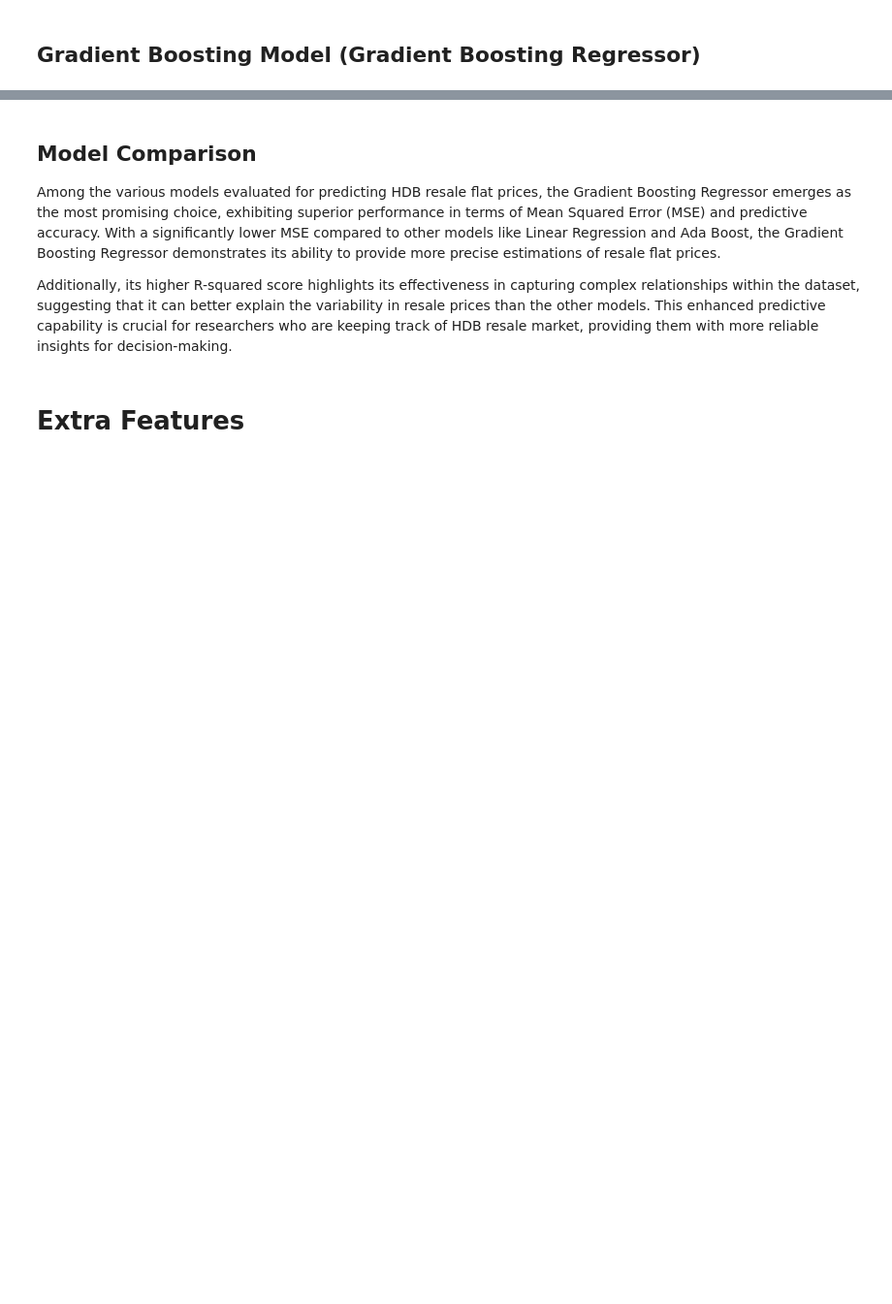
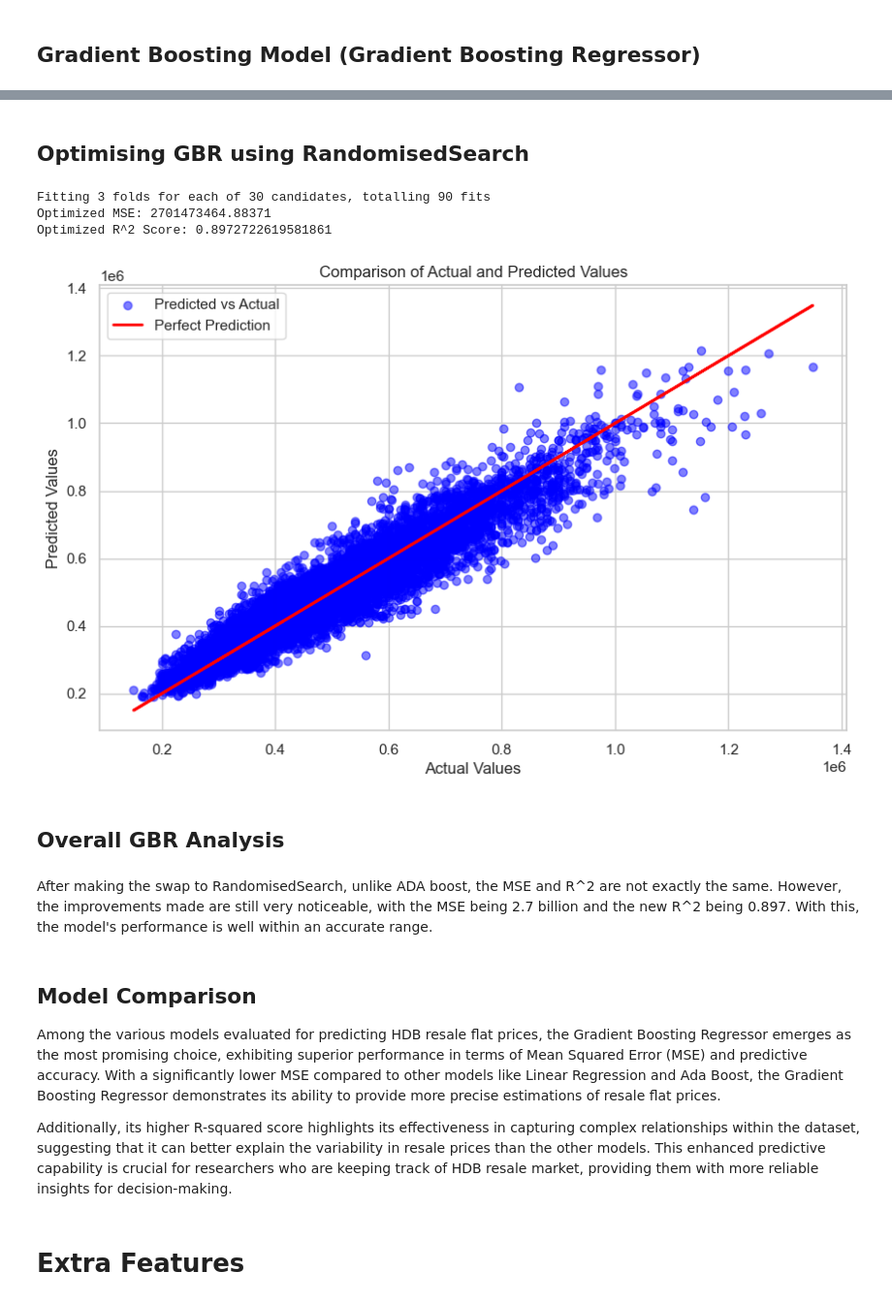
Before and after one commit to Cheenaswee/CS3244-Machines-That-Learn, a Jupyter notebook: CS3244_Data2.ipynb, the cells around one changed output, grey strips where cells are left out. Shown at 97% size. Saved outputs shown, nothing was run; the diff lists cells and outputs as text; code cells hidden in the pictures; blank space fills up the shorter version.

```diff
--- a/CS3244_Data2.ipynb
+++ b/CS3244_Data2.ipynb
@@ -810,3 +926,55 @@ plt.show()
+# %% [markdown]
+## Optimising GBR using RandomisedSearch
+# %%
+gbr = GradientBoostingRegressor(random_state=42)
+param_distributions = {
+    'n_estimators': [50, 100, 200, 300],
+    'learning_rate': [0.01, 0.05, 0.1, 0.2],
+    'max_depth': [3, 4, 5, 6],
+    'min_samples_split': [2, 4, 6],
+    'min_samples_leaf': [1, 2, 3]
+}
+
+# Define the scoring function
+mse_scorer = make_scorer(mean_squared_error, greater_is_better=False)
+
+random_search = RandomizedSearchCV(
+    estimator=gbr,
+    param_distributions=param_distributions,
+    n_iter=30,  # Number of parameter settings sampled
+    scoring=mse_scorer,
+    cv=3,       # 3-fold cross-validation
+    n_jobs=-1,  # Use all available cores
+    verbose=1,
+    random_state=42
+)
+
+random_search.fit(X_train, y_train)
+best_model = random_search.best_estimator_
+y_pred = best_model.predict(X_val)
+mse = mean_squared_error(y_val, y_pred)
+r2 = r2_score(y_val, y_pred)
+
+print("Optimized MSE:", mse)
+print("Optimized R^2 Score:", r2)
+sns.set(style="whitegrid")
+plt.figure(figsize=(10, 6))
+plt.scatter(y_val, y_pred, color='blue', alpha=0.5, label='Predicted vs Actual')
+plt.plot(y_val, y_val, color='red', linewidth=2, label='Perfect Prediction')
+plt.title('Comparison of Actual and Predicted Values')
+plt.xlabel('Actual Values')
+plt.ylabel('Predicted Values')
+plt.legend()
+plt.show()
+# %% [output]
+Fitting 3 folds for each of 30 candidates, totalling 90 fits
+Optimized MSE: 2701473464.88371
+Optimized R^2 Score: 0.8972722619581861
+[figure, added]
+# %% [markdown]
+## Overall GBR Analysis
+# %% [markdown]
+After making the swap to RandomisedSearch, unlike ADA boost, the MSE and R^2 are not exactly the same. However, the improvements made are still very noticeable, with the MSE being 2.7 billion and the new R^2 being 0.897. With this, the model's performance is well within an accurate range.
 # %% [markdown]
 ## Model Comparison
 
```
Also changed, not shown: parts of 14 cells of this notebook.
